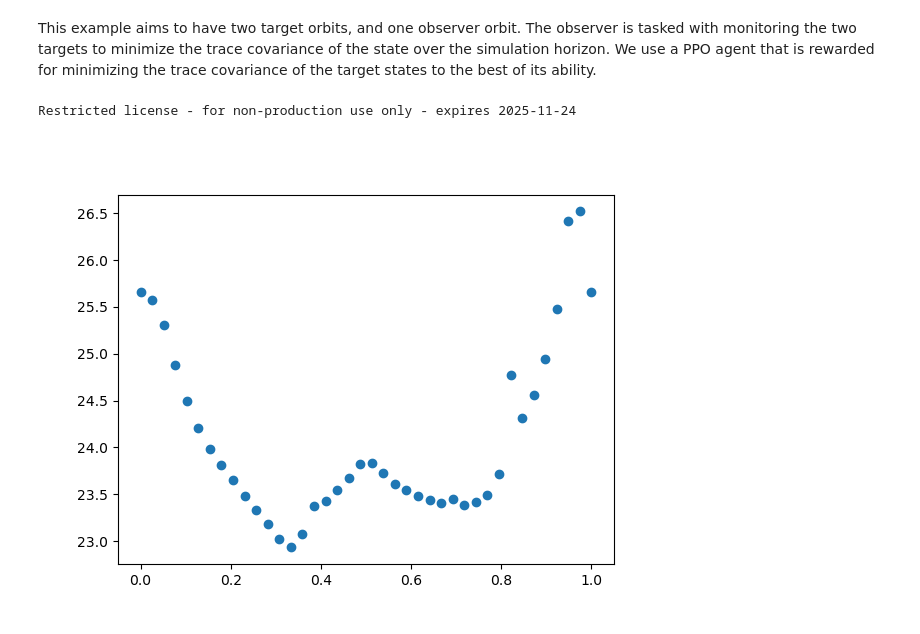
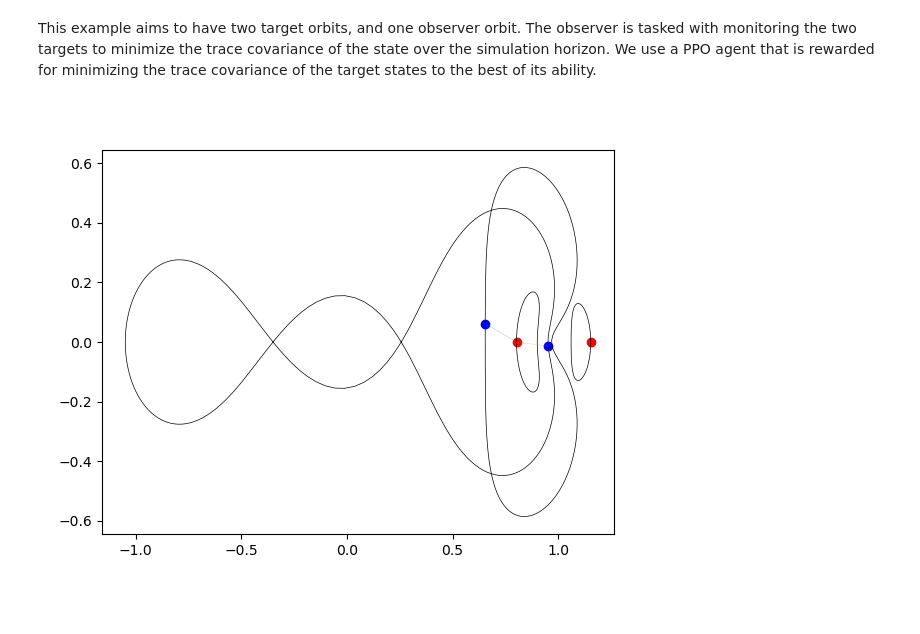
Before and after one commit to Malav-P/sensor_phase_task, a Jupyter notebook: example/ssa_problem_test.ipynb, the cells around one changed output. Saved outputs shown, nothing was run; the diff lists cells and outputs as text; code cells hidden in the pictures.

```diff
--- a/example/ssa_problem_test.ipynb
+++ b/example/ssa_problem_test.ipynb
@@ -53,2 +75,2 @@ x0_4 = np.array([
 # %%
-prob = SSA_Problem(target_ics=[x0_1, x0_2], target_periods=[3.225, 3.225], agent_ics=[x0_3, x0_4], agent_periods=[6.45, 6.45])
+prob = SSA_Problem(target_ics=[x0_1, x0_2], target_periods=[3.225, 3.225], agent_ics=[x0_4, x0_5], agent_periods=[ 6.45,6.45])
@@ -54,0 +85,37 @@ prob = SSA_Problem(target_ics=[x0_1, x0_2], target_periods=[3.225, 3.225], agent
+# %%
+fig, axs = plt.subplots(2, 3)
+fig.suptitle('Observer 2 Information Gain vs. Phase\nat Fixed Observer 1 Phase')
+
+phases = np.linspace(0.0, 1.0, 40)
+
+fixed_phases = [0.0, 0.1, 0.3, 0.5, 0.7, 0.9]
+
+for i, ax in enumerate(axs.flatten()):
+    sols = np.zeros_like(phases)
+
+    for j, phase in enumerate(phases):
+        sols[j] = prob.fitness( [fixed_phases[i], phase])[0]
+
+    ax.set_xlabel("Phase")
+    ax.set_ylabel("log(f)")
+    ax.set_title(f"Obs 1 Phase = {fixed_phases[i]}")
+    ax.scatter(phases, np.log(-sols), color = "blue", marker='.', label="optimal info. gain", s=2)
+
+
+plt.tight_layout()
+plt.show()
+# %%
+
+# Define the function
+f = lambda x, y: np.log(-prob.fitness( [x, y])[0])
+
+# Generate data
+x = np.linspace(0, 0.1, 40)
+y = np.linspace(0, 0.1, 40)
+
+Z = np.zeros(shape=(y.size, x.size))
+
+# Evaluate the function at each point
+for i in range(len(x)):
+    for j in range(len(y)):
+        Z[j, i] = f(x[i], y[j])
@@ -55 +144,5 @@ prob = SSA_Problem(target_ics=[x0_1, x0_2], target_periods=[3.225, 3.225], agent
+# %%
+ani= render(prob, [0.013, 0.0023], fig=3, control=None)
+# %% [output]
+[figure, added]
 # %%
@@ -58,11 +153,0 @@ sols = np.zeros_like(phases)
-# %%
-for i, phase in enumerate(phases):
-    sols[i] = prob.fitness([phase, phase])
-# %% [output]
-Restricted license - for non-production use only - expires 2025-11-24
-# %%
-plt.clf()
-plt.scatter(phases, np.log(sols))
-plt.show()
-# %% [output]
-[figure, removed]
```
Also changed, not shown: parts of 10 cells of this notebook, 10 other files.
